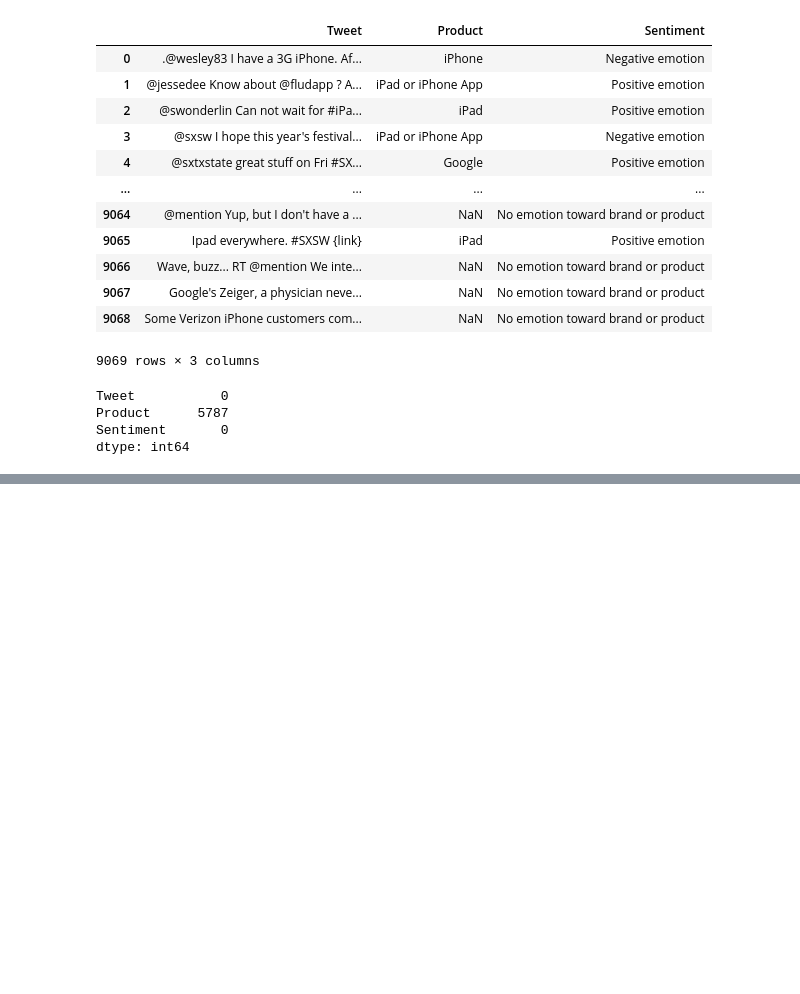
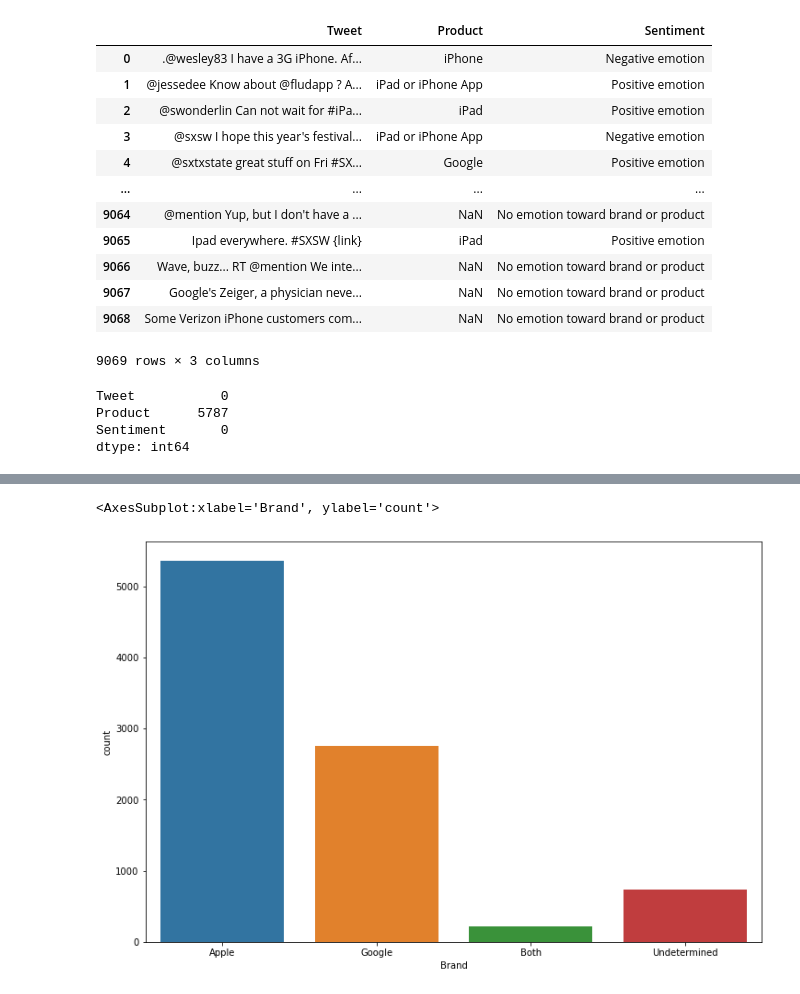
Before and after one commit to ElyLin/SentimentAnalysisProject, a Jupyter notebook: notebooks/Dave/EDA-Dave.ipynb, the cells around one changed output, grey strips where cells are left out. Drawn from its saved outputs; the diff is of its cells as text; code cells hidden in the pictures; blank space fills up the shorter version.

```diff
--- a/notebooks/Dave/EDA-Dave.ipynb
+++ b/notebooks/Dave/EDA-Dave.ipynb
@@ -151,0 +260,6 @@ dtype: int64
+# %%
+fig, ax = plt.subplots(figsize=(12,8))
+sns.countplot(data = df, x="Brand")
+# %% [output]
+<AxesSubplot:xlabel='Brand', ylabel='count'>
+[figure, added]
```
Also changed, not shown: parts of 34 cells of this notebook.
